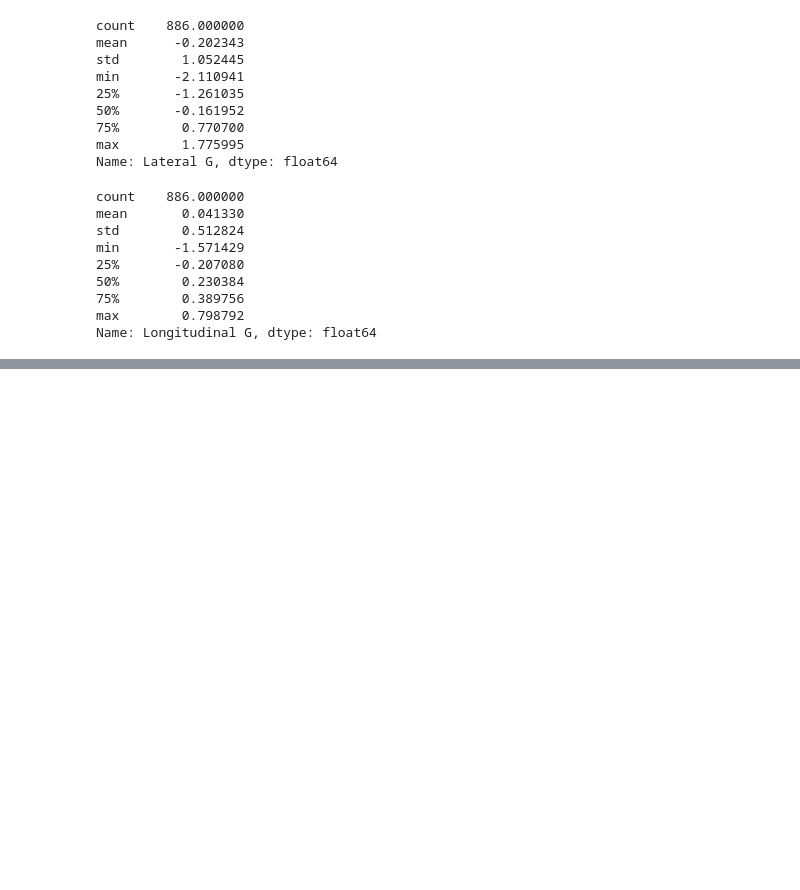
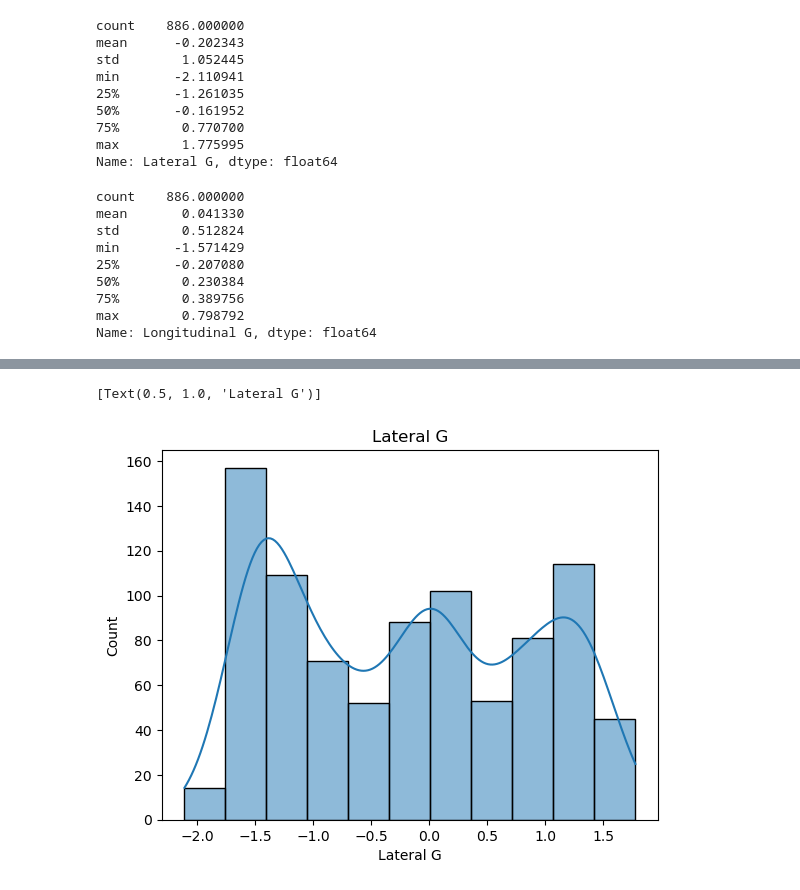
Before and after one commit to matdorneles/vehicle-data, a Jupyter notebook: longitudinal_lateral_accs/weight_transfer.ipynb, the cells around one changed output, grey strips where cells are left out. Drawn from its saved outputs; the diff is of its cells as text; code cells hidden in the pictures; blank space fills up the shorter version.

```diff
--- a/longitudinal_lateral_accs/weight_transfer.ipynb
+++ b/longitudinal_lateral_accs/weight_transfer.ipynb
@@ -59,0 +68,6 @@ Name: Longitudinal G, dtype: float64
+# %%
+# histogram of lateral G
+srn.histplot(dataset['Lateral G'], kde=True).set(title='Lateral G')
+# %% [output]
+[Text(0.5, 1.0, 'Lateral G')]
+[figure, added]
```
Also changed, not shown: parts of 6 cells of this notebook.
